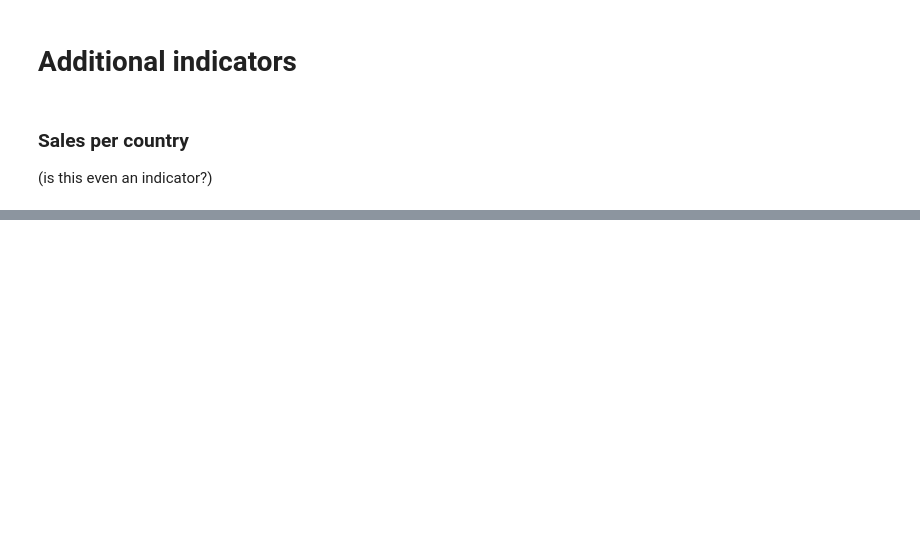
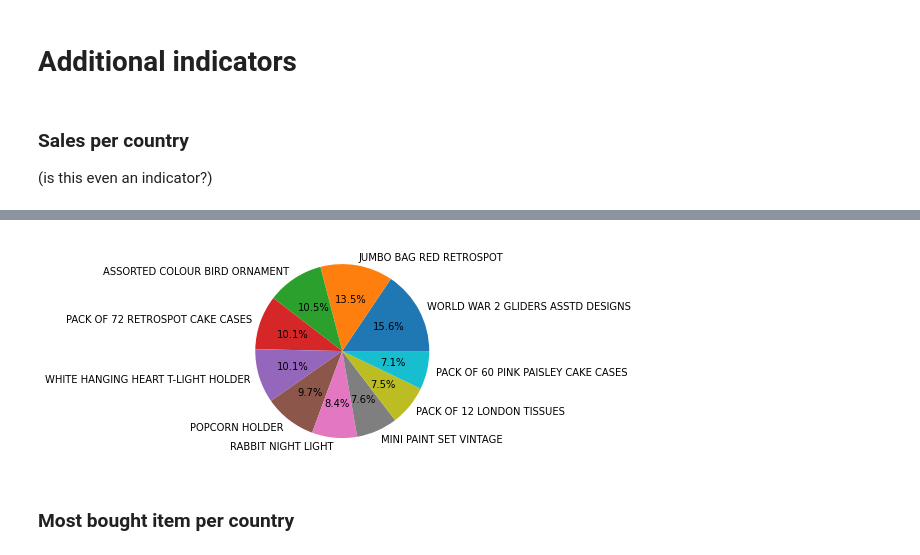
Before and after one commit to gioleppe/Data-Mining-20-21, a Jupyter notebook: notebooks/data_preparation.ipynb, the cells around one changed output, grey strips where cells are left out. Saved outputs shown, nothing was run; the diff lists cells and outputs as text; code cells hidden in the pictures; blank space fills up the shorter version.

```diff
--- a/notebooks/data_preparation.ipynb
+++ b/notebooks/data_preparation.ipynb
@@ -190,0 +203,9 @@ plt.show()
+# %%
+cols_dropped = [2, 3, 6]
+df_most_bought = df.groupby(["ProdID", "ProdDescr"]).sum().reset_index()
+#df_most_bought = df_most_bought.drop(df_most_bought.columns[cols_dropped], axis=1)
+df_most_bought = df_most_bought.sort_values(by="Qta", ascending=False)
+#df_most_bought = df_most_bought.groupby(level=0).head(1).reset_index()
+df_most_bought
+
+#print(df[df.ProdDescr == "Discount"])
@@ -190,0 +226,8 @@ plt.show()
+# %%
+plt.pie(df_most_bought[:10].Qta, labels=df_most_bought[:10].ProdDescr, autopct='%1.1f%%')
+plt.savefig("../output/most_bought_item_piechart.png")
+plt.show()
+# %% [output]
+[figure, added]
+# %% [markdown]
+### Most bought item per country
```
Also changed, not shown: parts of 15 cells of this notebook, 2 other files.
